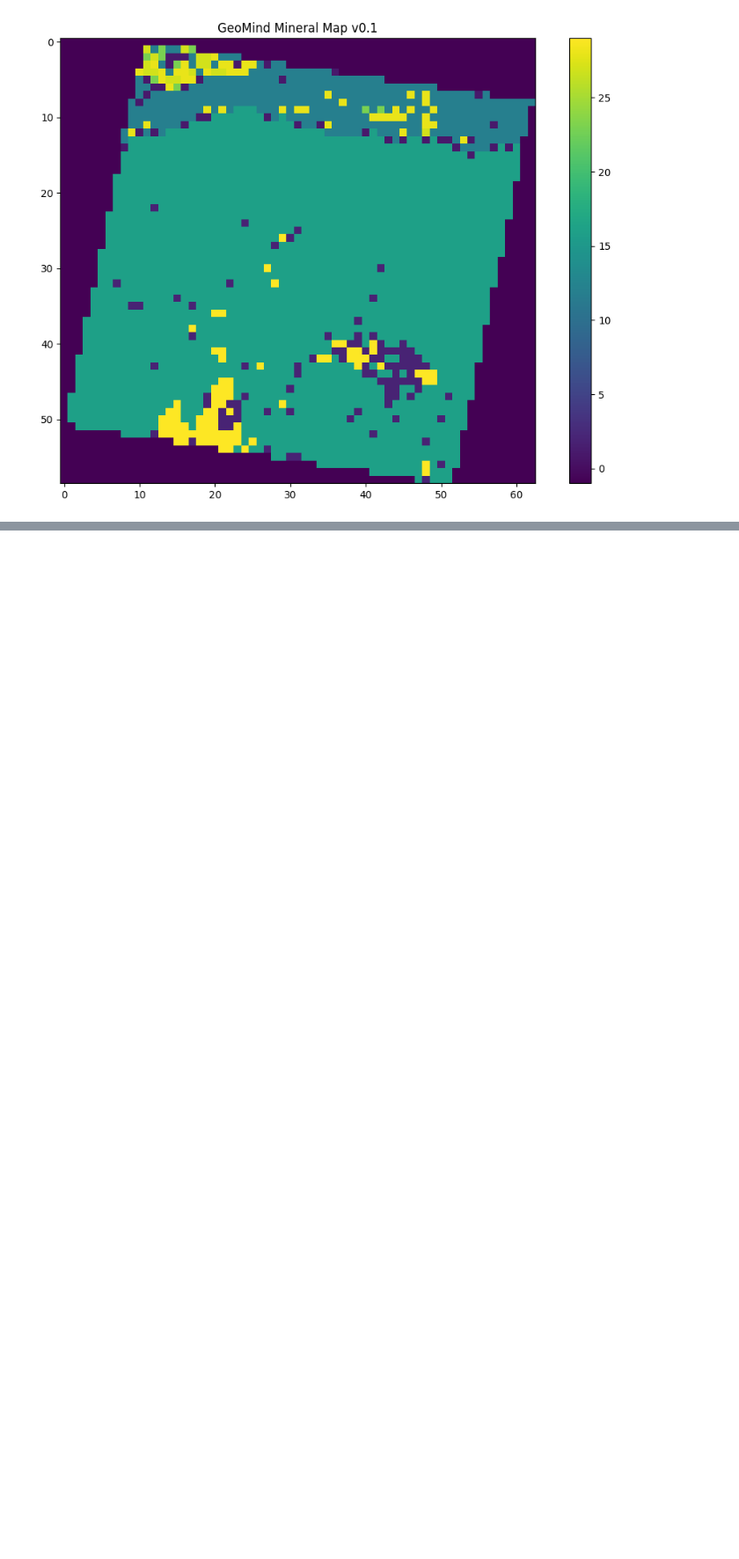
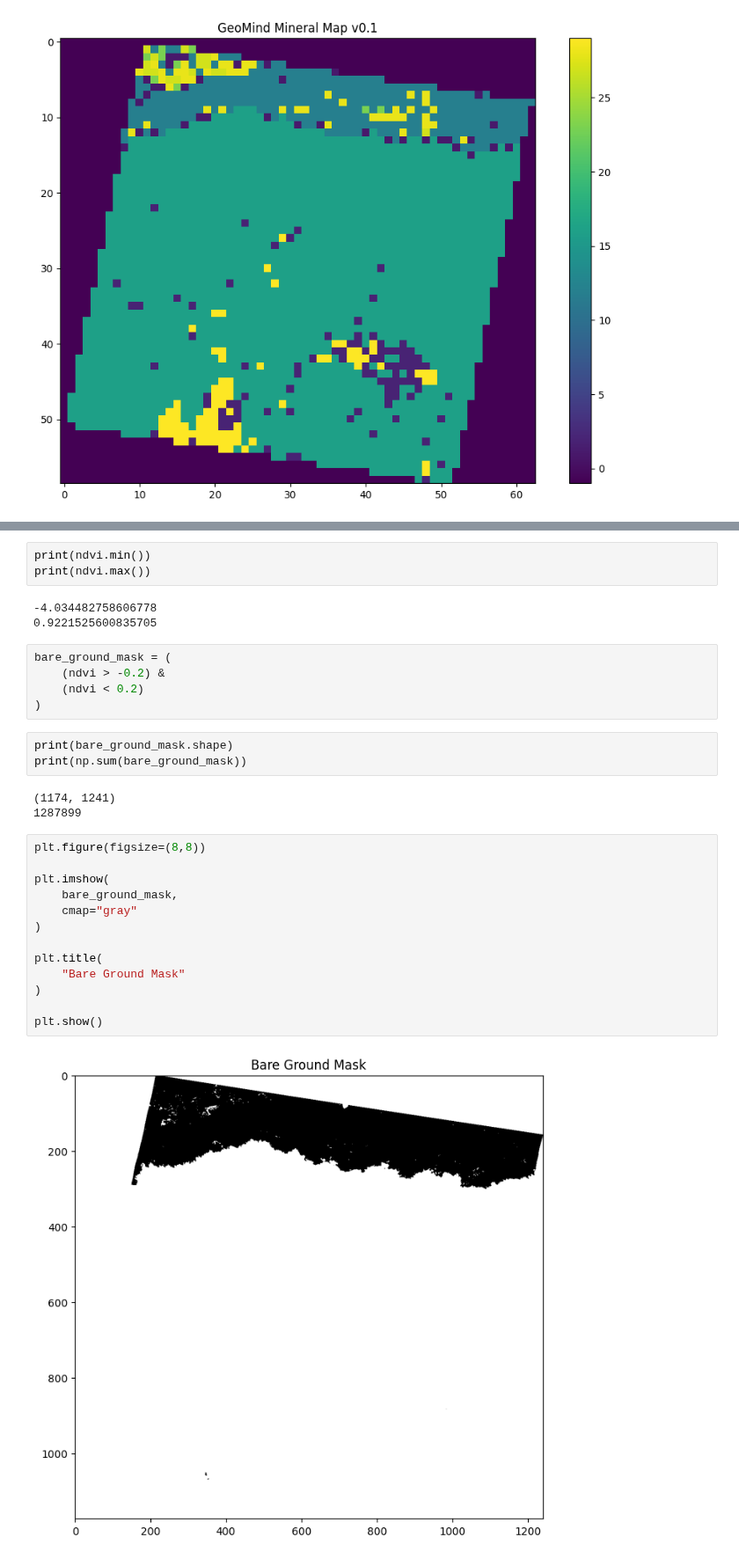
Before and after one commit to ECOMINE-IN/Geomind, a Jupyter notebook: notebooks/04_hyperspectral.ipynb, the cells around one changed output, grey strips where cells are left out. Shown at 88% size. Saved outputs shown, nothing was run; the diff lists cells and outputs as text; blank space fills up the shorter version.

```diff
--- a/notebooks/04_hyperspectral.ipynb
+++ b/notebooks/04_hyperspectral.ipynb
@@ -1060,0 +1091,32 @@ plt.show()
+# %%
+print(ndvi.min())
+print(ndvi.max())
+# %% [output]
+-4.034482758606778
+0.9221525600835705
+# %%
+bare_ground_mask = (
+    (ndvi > -0.2) &
+    (ndvi < 0.2)
+)
+# %%
+print(bare_ground_mask.shape)
+print(np.sum(bare_ground_mask))
+# %% [output]
+(1174, 1241)
+1287899
+# %%
+plt.figure(figsize=(8,8))
+
+plt.imshow(
+    bare_ground_mask,
+    cmap="gray"
+)
+
+plt.title(
+    "Bare Ground Mask"
+)
+
+plt.show()
+# %% [output]
+[figure, added]
```
Also changed, not shown: parts of 21 cells of this notebook.
